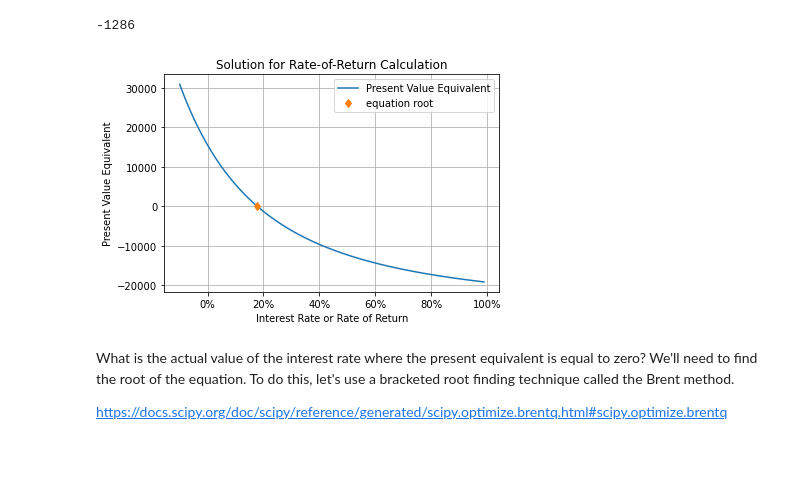
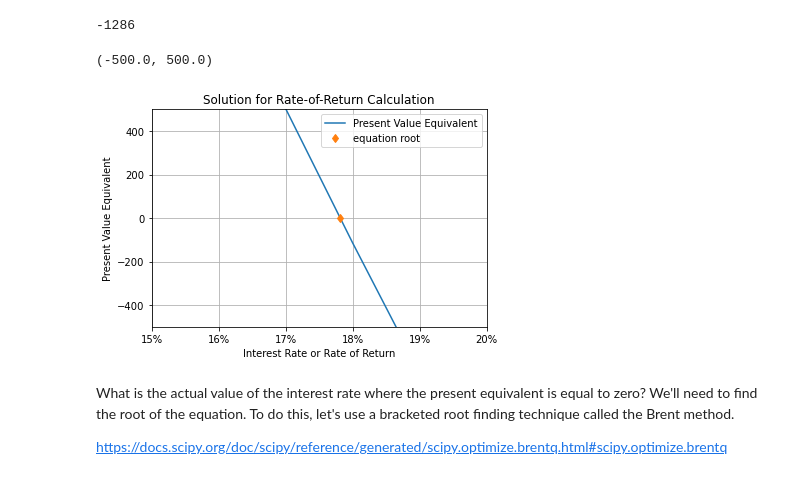
Before and after one commit to Dr-Daily/SystemsEngineering, a Jupyter notebook: Economic Evaluation.ipynb, the cells around one changed output. Cells and saved outputs as stored; diff of their text form; code cells hidden in the pictures.

```diff
--- a/Economic Evaluation.ipynb
+++ b/Economic Evaluation.ipynb
@@ -307,7 +307,7 @@ $$ PE(i) = \sum_{t=0}^n F_t(1+i)^{-t} $$
 t_list   = [ 0,     1,    2,     2,    3,    4,    4 ]
 F_t_list = [-28000, 9500, 9500, -2500, 9500, 9500, 8000]
 # %%
-i=0.12
+i = .12
 PE = 0
 for t,F_t in zip(t_list,F_t_list):
     PE += F_t*(1+i)**-t
@@ -429,22 +429,24 @@ PE_rate_of_return(.2)
 -1286
 # %%
 #Plot the relationship
+#Equivalent to Figure 8.6
 i_array = np.arange(-.1,1,.01)
 PE_array = PE_rate_of_return(i_array)
 plt.plot(i_array,PE_array,label="Present Value Equivalent")
 plt.plot(0.1781,0,'d',label="equation root")
 plt.grid()
 plt.xlabel("Interest Rate or Rate of Return")
 plt.ylabel("Present Value Equivalent")
 plt.legend()
 plt.title("Solution for Rate-of-Return Calculation")
 ax= plt.gca()
 ax.xaxis.set_major_formatter(mtick.PercentFormatter(1,decimals=0))
 #uncomment to zoom in
-#ax.set_xlim([.15,.20])
-#ax.set_ylim([-500,500])
+ax.set_xlim([.15,.20])
+ax.set_ylim([-500,500])
 # %% [output]
+(-500.0, 500.0)
-[figure, old version]
+[figure, new version]
 # %% [markdown]
 What is the actual value of the interest rate where the present equivalent is equal to zero? We'll need to find the root of the equation. To do this, let's use a bracketed root finding technique called the Brent method.
 
```
Also changed, not shown: parts of 16 cells of this notebook.
